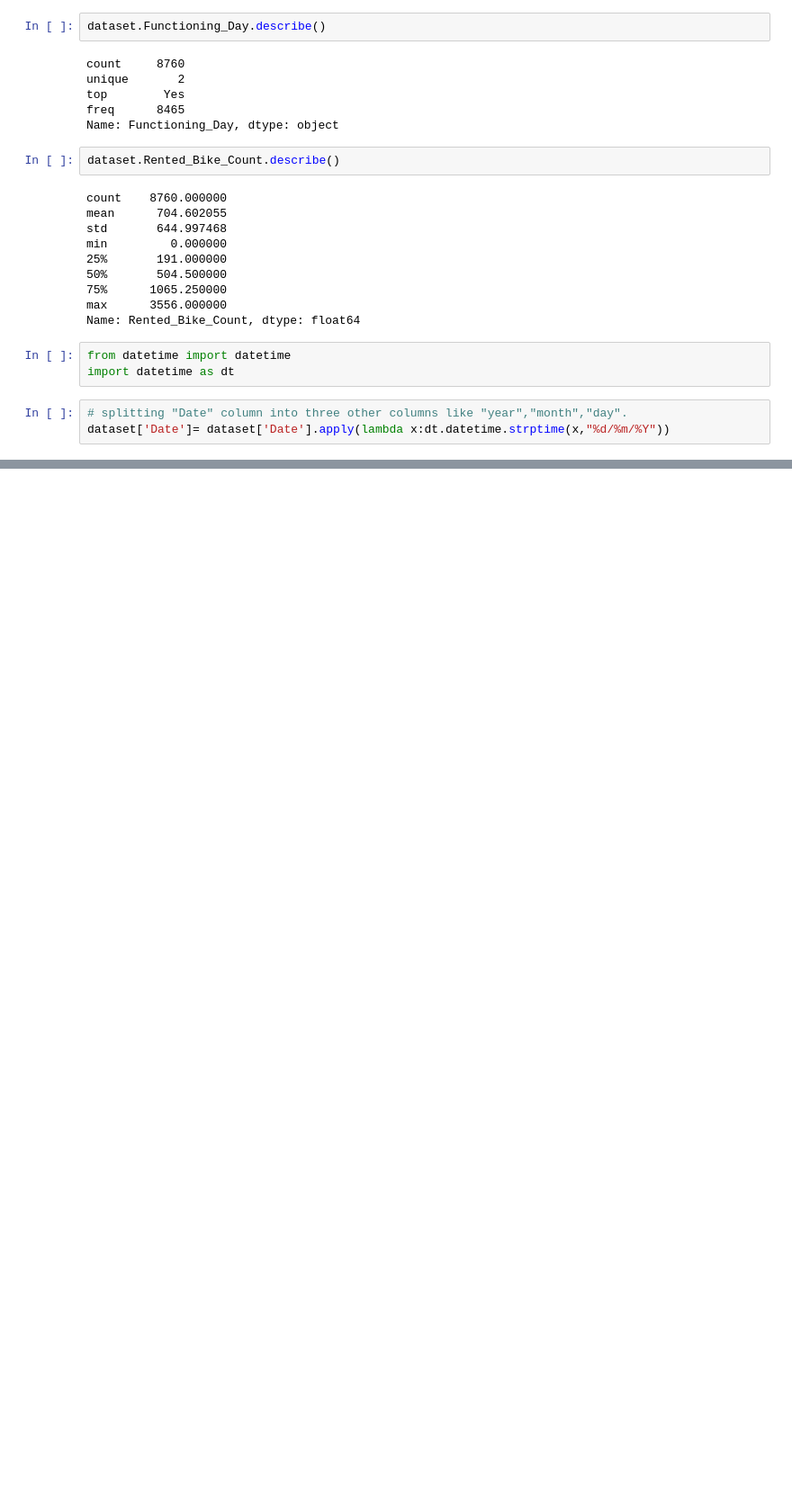
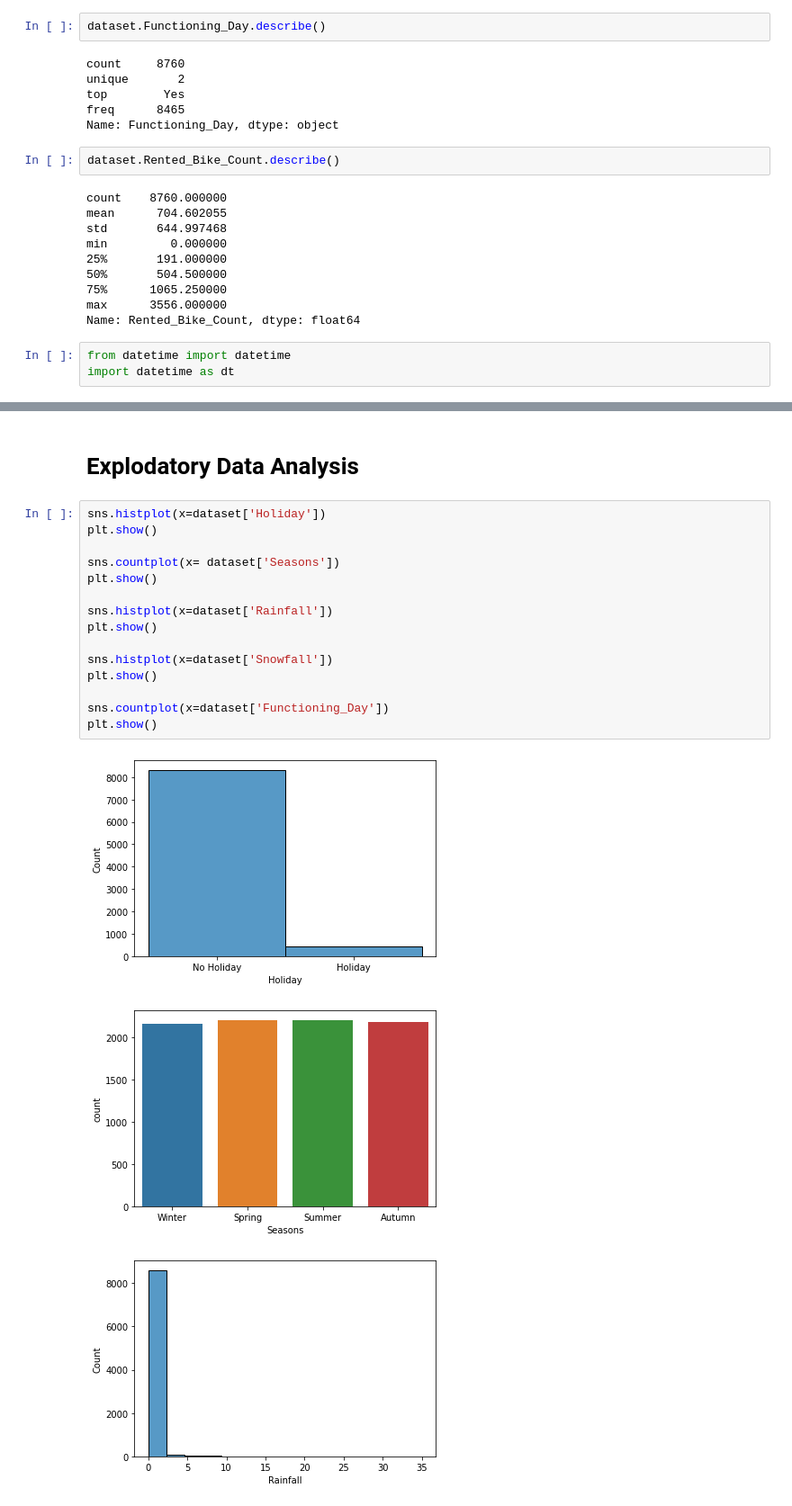
Before and after one commit to shahfaissalDharwad/Seoul-Bike-Sharing-Demand-Prediction-linear-regression-, a Jupyter notebook: C2_Bike_Sharing_Demand_Prediction_Capstone_Project.ipynb, the cells around one changed output, grey strips where cells are left out. Shown at 90% size. Cells and saved outputs as stored; diff of their text form; blank space fills up the shorter version.

```diff
--- a/C2_Bike_Sharing_Demand_Prediction_Capstone_Project.ipynb
+++ b/C2_Bike_Sharing_Demand_Prediction_Capstone_Project.ipynb
@@ -272,7 +275,4 @@ Name: Rented_Bike_Count, dtype: float64
 # %%
 from datetime import datetime
 import datetime as dt
-# %%
-# splitting "Date" column into three other columns like "year","month","day".
-dataset['Date']= dataset['Date'].apply(lambda x:dt.datetime.strptime(x,"%d/%m/%Y"))
 # %%
@@ -296,0 +298,21 @@ Name: Rented_Bike_Count, Length: 2166, dtype: int64
+# %% [markdown]
+# Explodatory Data Analysis
+# %%
+sns.histplot(x=dataset['Holiday'])
+plt.show()
+
+sns.countplot(x= dataset['Seasons'])
+plt.show()
+
+sns.histplot(x=dataset['Rainfall'])
+plt.show()
+
+sns.histplot(x=dataset['Snowfall'])
+plt.show()
+
+sns.countplot(x=dataset['Functioning_Day'])
+plt.show()
+# %% [output]
+[figure, added]
+[figure, added]
+[figure, added]
```
Also changed, not shown: parts of 27 cells of this notebook.
